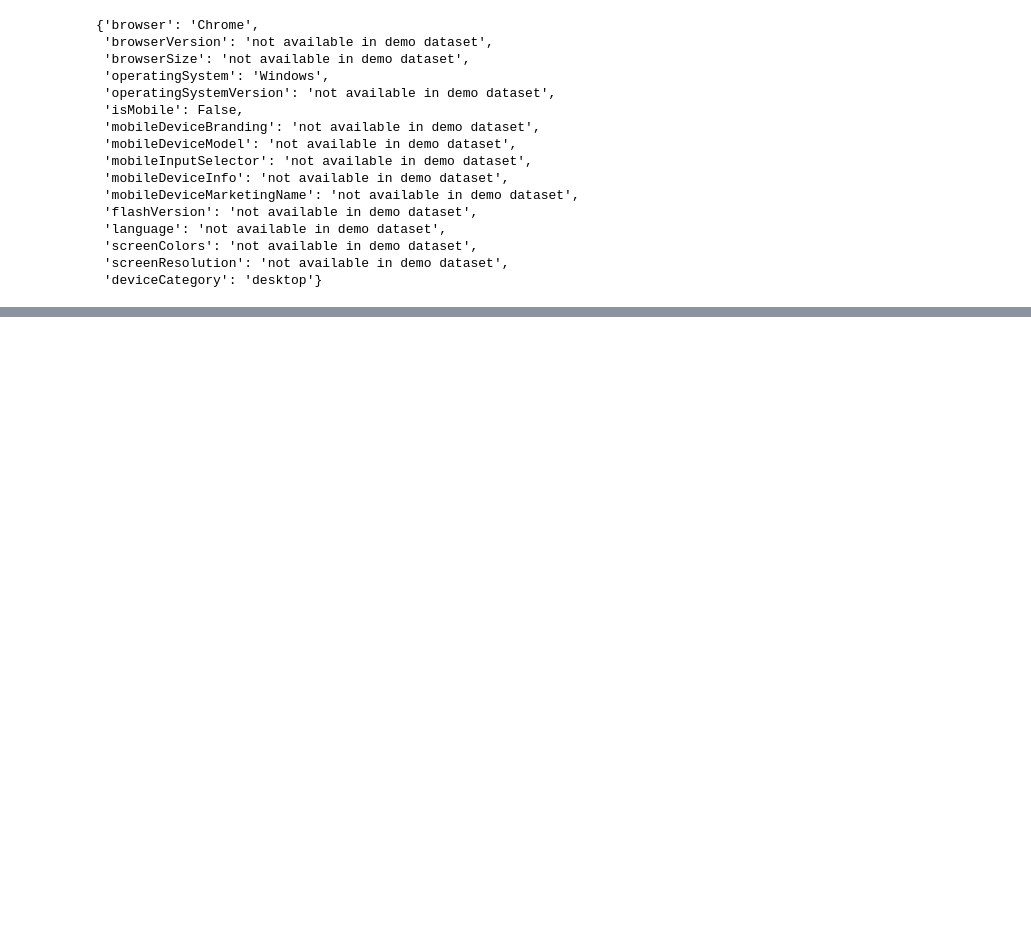
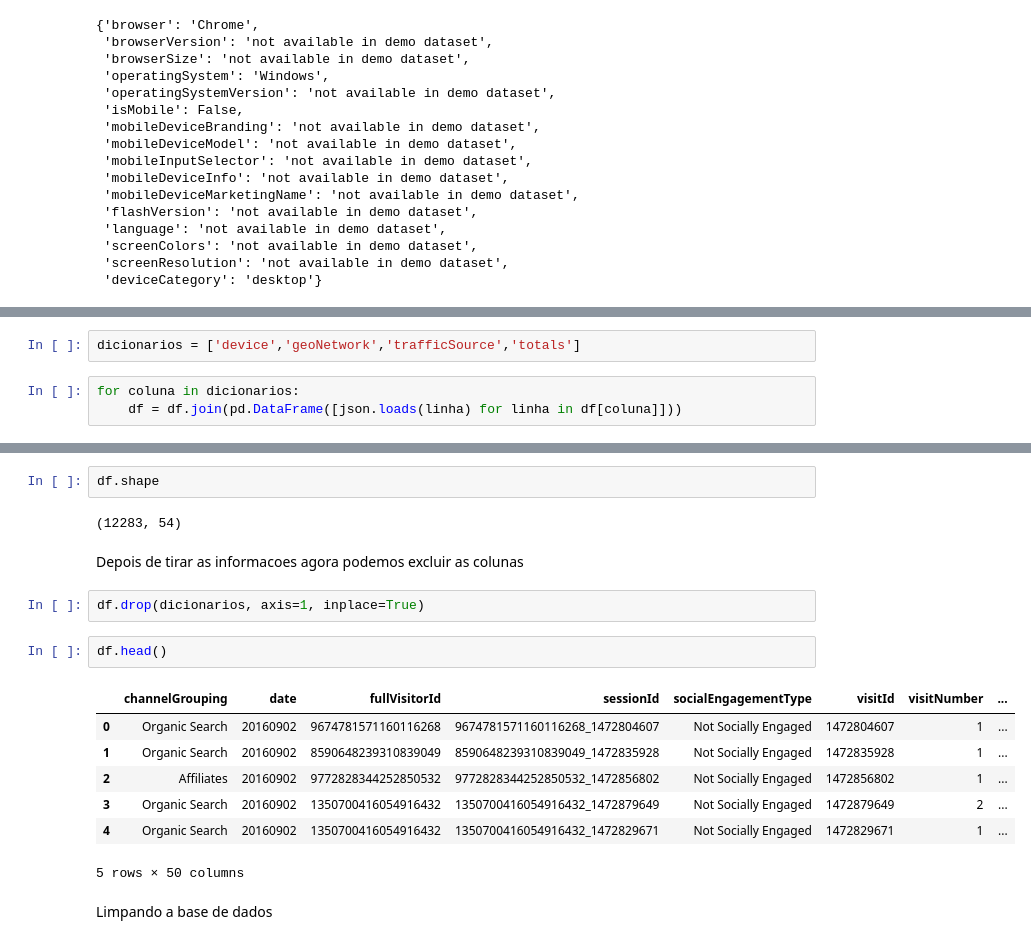
Before and after one commit to XPROGRAMING/ml-markekint-digital, a Jupyter notebook: Marketing.ipynb, the cells around one changed output, grey strips where cells are left out. Saved outputs shown, nothing was run; the diff lists cells and outputs as text; blank space fills up the shorter version.

```diff
--- a/Marketing.ipynb
+++ b/Marketing.ipynb
@@ -102,0 +119,5 @@ json.loads(df['device'].iloc[0])
+# %%
+dicionarios = ['device','geoNetwork','trafficSource','totals']
+# %%
+for coluna in dicionarios:
+    df = df.join(pd.DataFrame([json.loads(linha) for linha in df[coluna]]))
@@ -102,0 +134,20 @@ json.loads(df['device'].iloc[0])
+# %%
+df.shape
+# %% [output]
+(12283, 54)
+# %% [markdown]
+Depois de tirar as informacoes agora podemos excluir as colunas
+# %%
+df.drop(dicionarios, axis=1, inplace=True)
+# %%
+df.head()
+# %% [output]
+|  | channelGrouping | date | fullVisitorId | sessionId | socialEngagementType | visitId | visitNumber | ... |
+| 0 | Organic Search | 20160902 | 9674781571160116268 | 9674781571160116268_1472804607 | Not Socially Engaged | 1472804607 | 1 | ... |
+| 1 | Organic Search | 20160902 | 8590648239310839049 | 8590648239310839049_1472835928 | Not Socially Engaged | 1472835928 | 1 | ... |
+| 2 | Affiliates | 20160902 | 9772828344252850532 | 9772828344252850532_1472856802 | Not Socially Engaged | 1472856802 | 1 | ... |
+| 3 | Organic Search | 20160902 | 1350700416054916432 | 1350700416054916432_1472879649 | Not Socially Engaged | 1472879649 | 2 | ... |
+| 4 | Organic Search | 20160902 | 1350700416054916432 | 1350700416054916432_1472829671 | Not Socially Engaged | 1472829671 | 1 | ... |
+5 rows × 50 columns
+# %% [markdown]
+Limpando a base de dados
```
Also changed, not shown: parts of 20 cells of this notebook.
